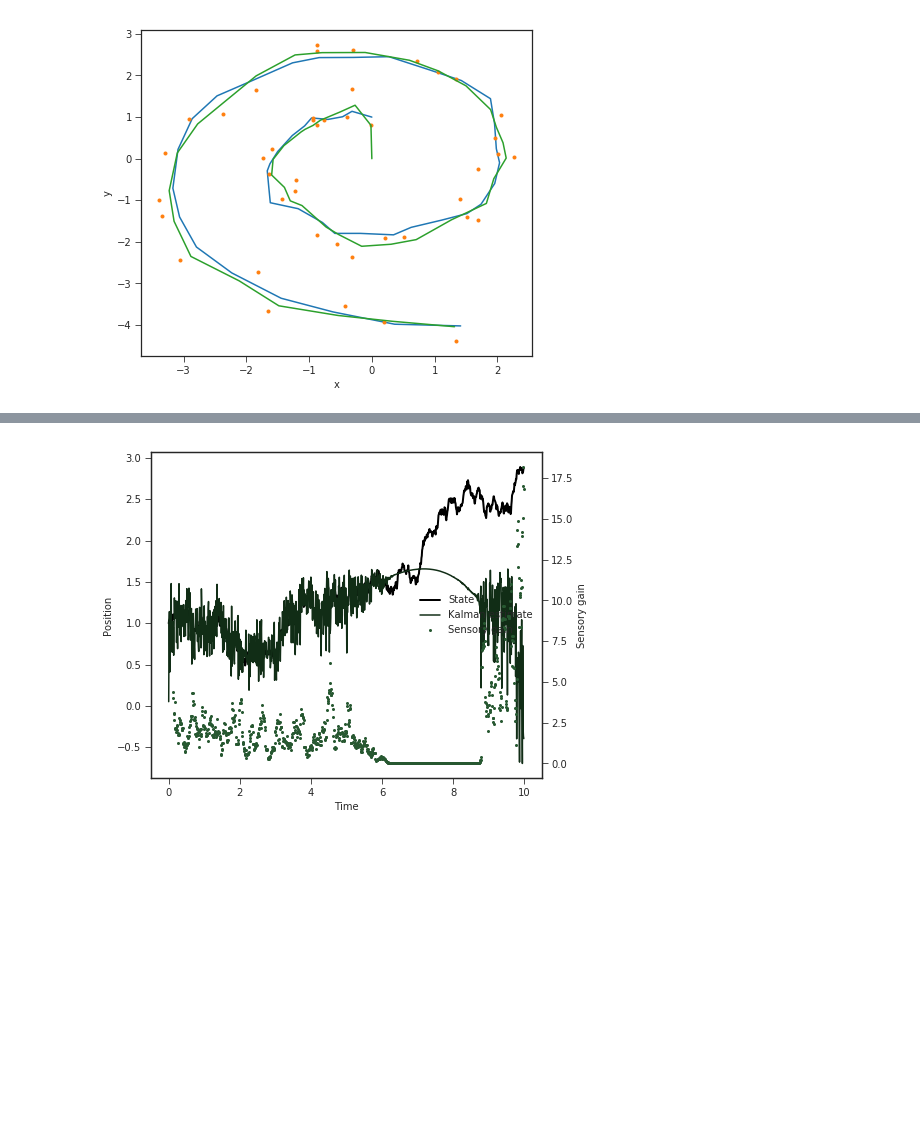
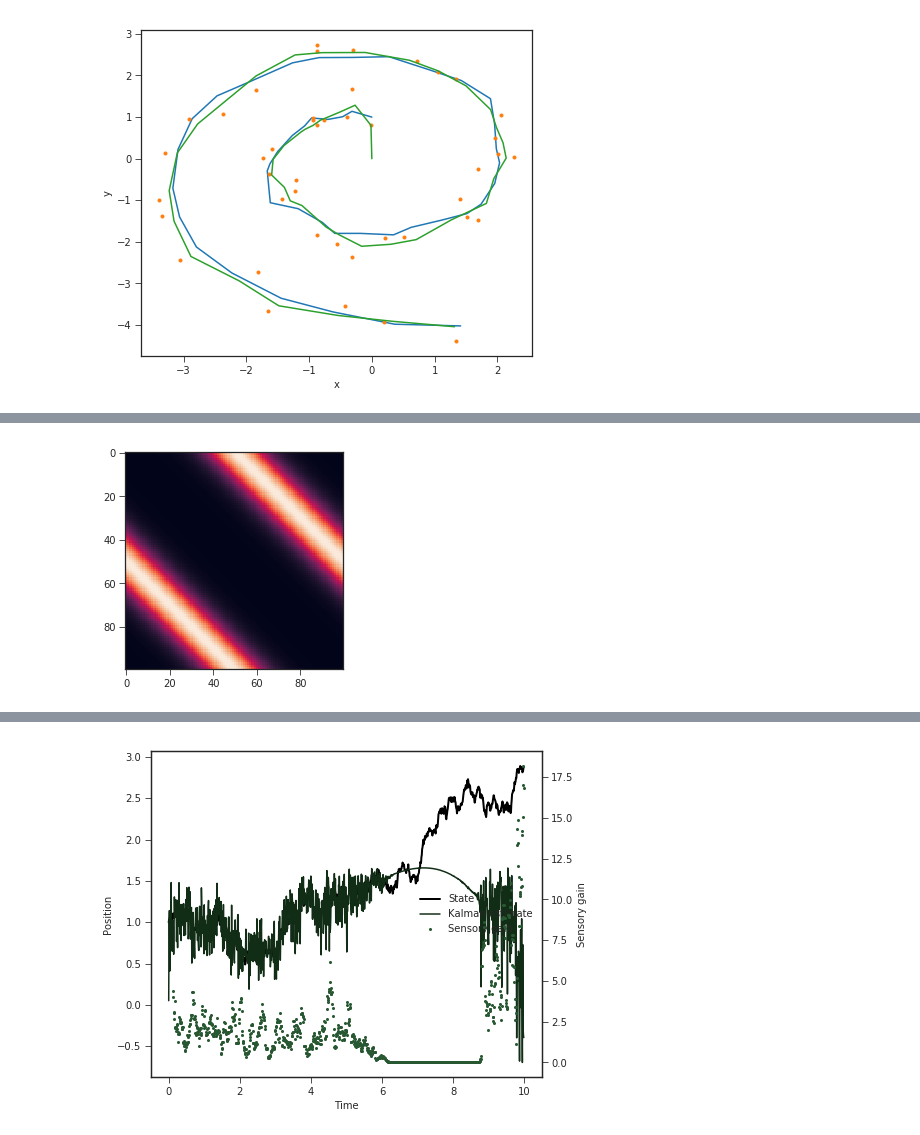
Before and after one commit to mlprt/neurkal, a Jupyter notebook: 1d_tracking.ipynb, the cells around one changed output, grey strips where cells are left out. Saved outputs shown, nothing was run; the diff lists cells and outputs as text; code cells hidden in the pictures; blank space fills up the shorter version.

```diff
--- a/1d_tracking.ipynb
+++ b/1d_tracking.ipynb
@@ -389,2 +394,17 @@ plt.show()
+# %%
+# visualize network weights
+# TODO: relate K_w etc. to max(activity)
+# TODO: why is initial estimate smooth?
+# TODO: plot sensory estimates in plots below
+# TODO: Why is sensory gain changing so much?
+B_test = [[180]]
+K_w_test = 3
+weight_test_network = neurkal.KalmanBasisNetwork(sensory_inputs=[sensory_input], sigma=[1],
+                                                 motor_inputs=[], M=M, B=-np.array(B_test),
+                                                 mu=mu, eta=eta, K_w=K_w_test)
+plt.imshow(weight_test_network._w)
+plt.show()
+# %% [output]
+[figure, added]
 # %%
 np.diff(np.hstack(estimates))
```
Also changed, not shown: parts of 7 cells of this notebook, 2 other files.
